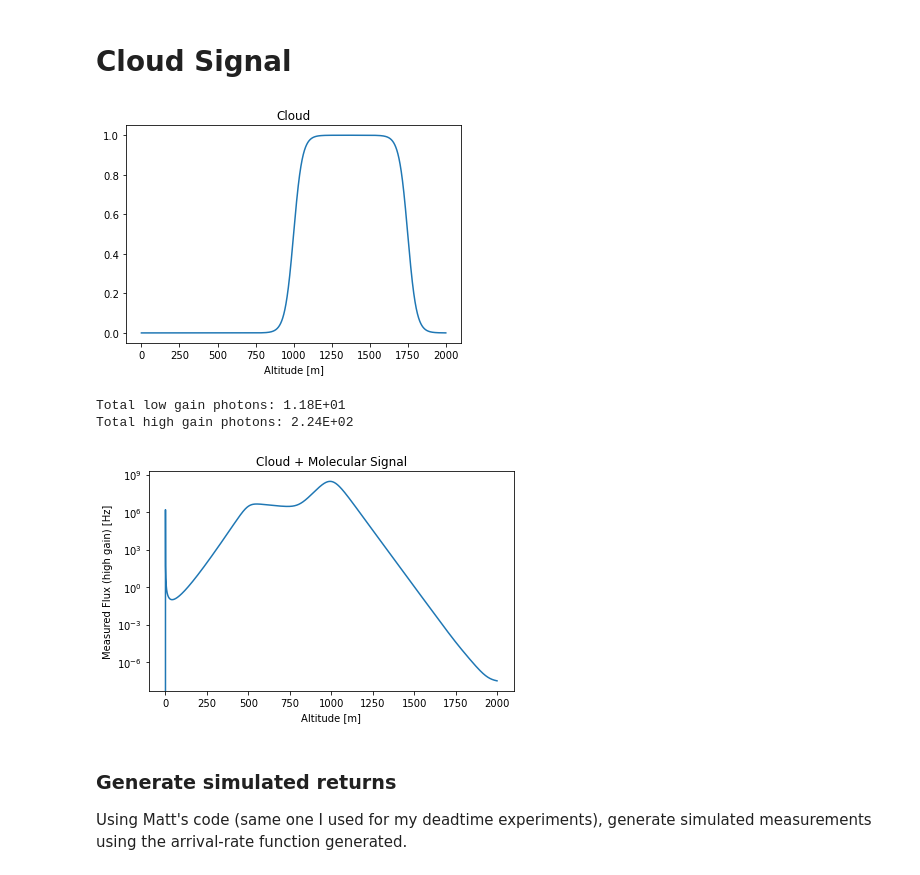
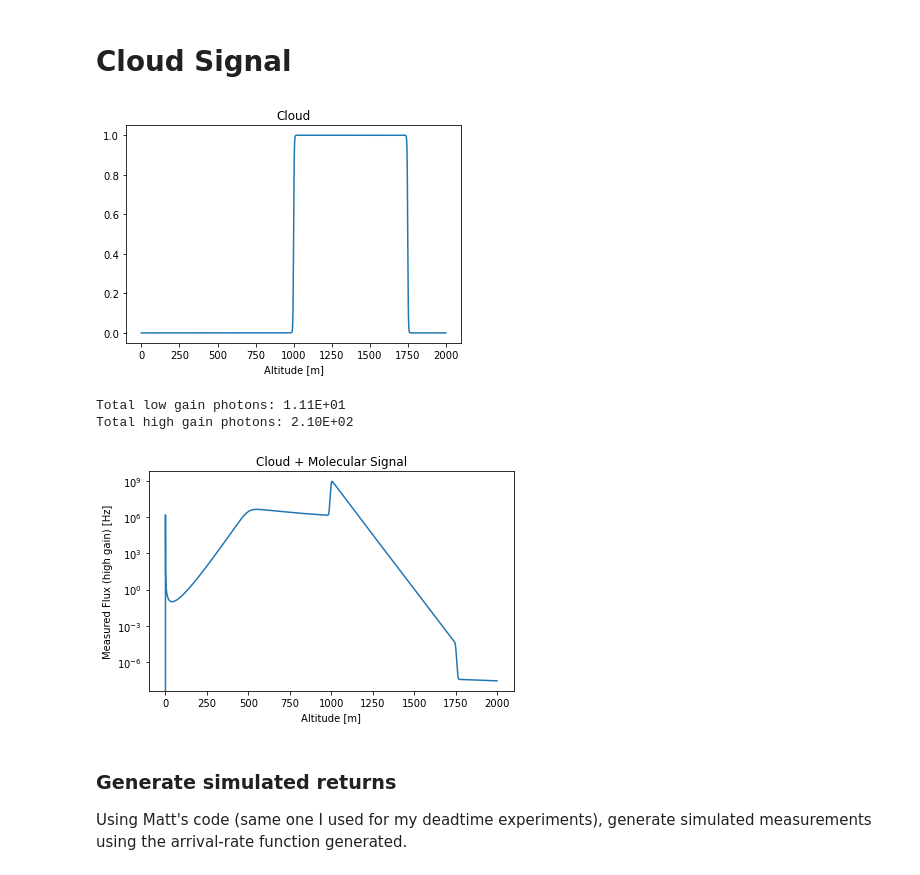
Before and after one commit to gkirchhoff32/Cloud-Measurements, a Jupyter notebook: meas_sim.ipynb, the cells around one changed output. Drawn from its saved outputs; the diff is of its cells as text; code cells hidden in the pictures.

```diff
--- a/meas_sim.ipynb
+++ b/meas_sim.ipynb
@@ -149,36 +149,34 @@ plt.show()
 # %%
 # Add cloud to signal
 
 cloud_bot = 1.0e3  # [m] cloud base
 cloud_top = 1.75e3  # [m] cloud top
-# cloud_alpha = 0.5  # sharp transition
-cloud_alpha = 0.035 # smooth transition
+cloud_alpha = 0.5
 cloud_sig = (1 / (1+np.exp(-cloud_alpha*(alt-cloud_bot)))) - (1 / (1+np.exp(-cloud_alpha*(alt-cloud_top))))
 
 S = 20  # [sr] lidar ratio
-# S = 40  # [sr] try this for rapid extinction
 beta_aer = 1e-3  # [m-1 sr-1] singular value for aerosol backscatter
 
 # # Boxcar-function cloud
 # cloud = np.zeros(len(alt))
 # cloud_idx = np.where((alt>=cloud_bot) & (alt<=cloud_top))[0]
 # cloud[cloud_idx] = np.ones(len(cloud_idx))
 
 # Double-sigmoid cloud
 cloud = np.ones(len(alt))
 cloud *= cloud_sig
 
 beta_aer = beta_aer * cloud  # [m-1 sr-1]
 alpha_aer = S * beta_aer  # [m-1]
 
 fig = plt.figure()
 ax = fig.add_subplot(111)
 ax.plot(alt, cloud)
 ax.set_xlabel('Altitude [m]')
 ax.set_title('Cloud')
 plt.show()
 # %% [output]
-[figure, old version]
+[figure, new version]
 # %%
 # Lidar equation for combined molecular and aerosol backscatter
 R = alt  # assume transmitter and receiver are at the surface
@@ -202,8 +200,8 @@ N_com_HG_tot = np.sum(N_com_HG)
 print('Total low gain photons: {:.2E}'.format(N_com_LG_tot))
 print('Total high gain photons: {:.2E}'.format(N_com_HG_tot))
 # %% [output]
-Total low gain photons: 1.18E+01
-Total high gain photons: 2.24E+02
+Total low gain photons: 1.11E+01
+Total high gain photons: 2.10E+02
 # %%
 # Check cloud + mol signal
 
@@ -219,7 +217,7 @@ ax.set_yscale('log')
 plt.tight_layout()
 plt.show()
 # %% [output]
-[figure, old version]
+[figure, new version]
 # %% [markdown]
 ### Generate simulated returns
 
```
Also changed, not shown: parts of 4 cells of this notebook, 4 other files.
